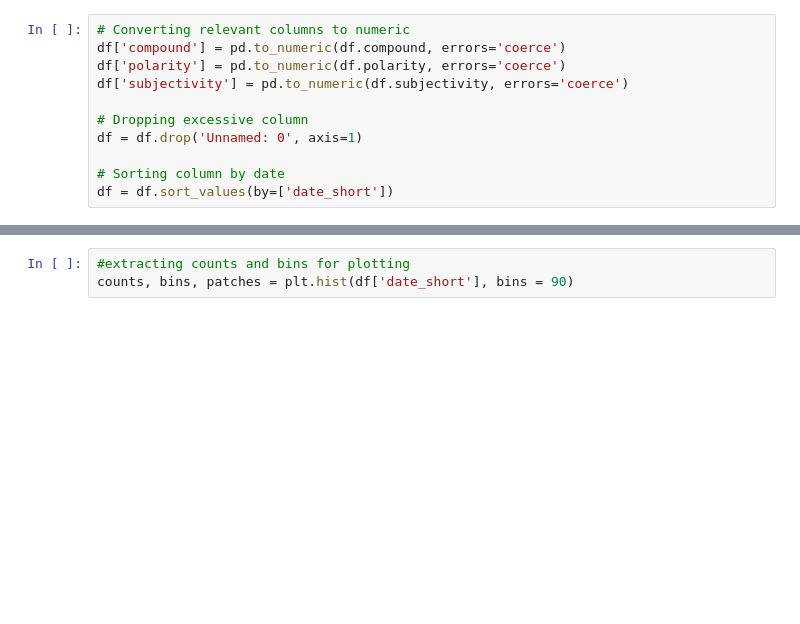
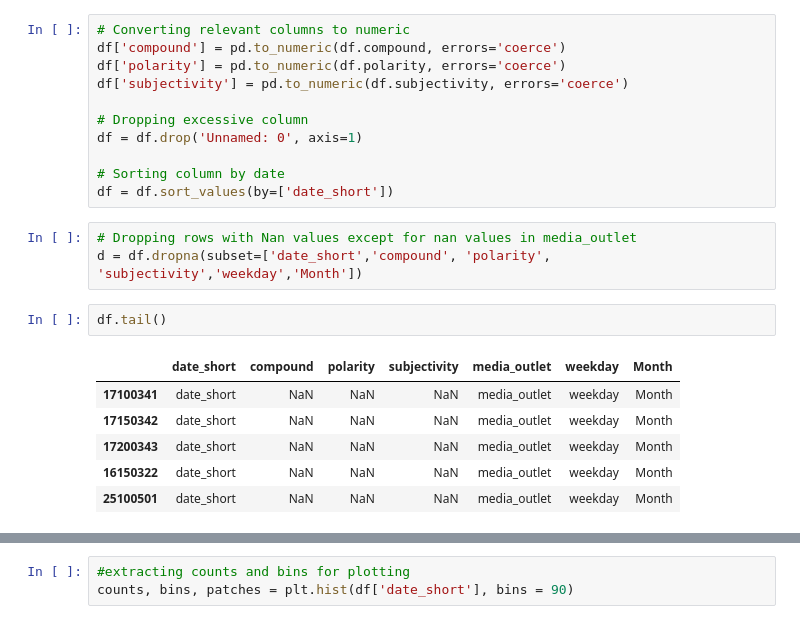
Before and after one commit to epfl-ada/ada-2021-project-gutta-boys, a Jupyter notebook: benjamin.ipynb, the cells around one changed output, grey strips where cells are left out. Cells and saved outputs as stored; diff of their text form; blank space fills up the shorter version.

```diff
--- a/benjamin.ipynb
+++ b/benjamin.ipynb
@@ -99,3 +105,15 @@ df = df.drop('Unnamed: 0', axis=1)
 
 # Sorting column by date
 df = df.sort_values(by=['date_short'])
+# %%
+# Dropping rows with Nan values except for nan values in media_outlet
+d = df.dropna(subset=['date_short','compound', 'polarity', 'subjectivity','weekday','Month'])
+# %%
+df.tail()
+# %% [output]
+|  | date_short | compound | polarity | subjectivity | media_outlet | weekday | Month |
+| 17100341 | date_short | NaN | NaN | NaN | media_outlet | weekday | Month |
+| 17150342 | date_short | NaN | NaN | NaN | media_outlet | weekday | Month |
+| 17200343 | date_short | NaN | NaN | NaN | media_outlet | weekday | Month |
+| 16150322 | date_short | NaN | NaN | NaN | media_outlet | weekday | Month |
+| 25100501 | date_short | NaN | NaN | NaN | media_outlet | weekday | Month |
```
Also changed, not shown: parts of 19 cells of this notebook, 7 other files.
